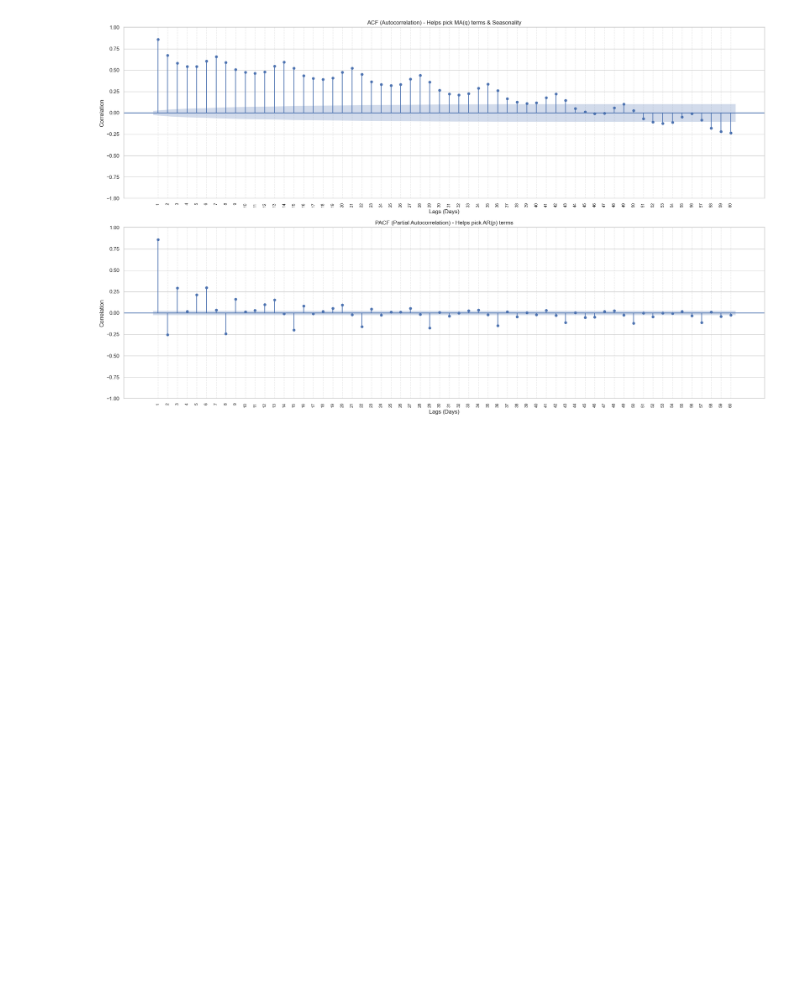
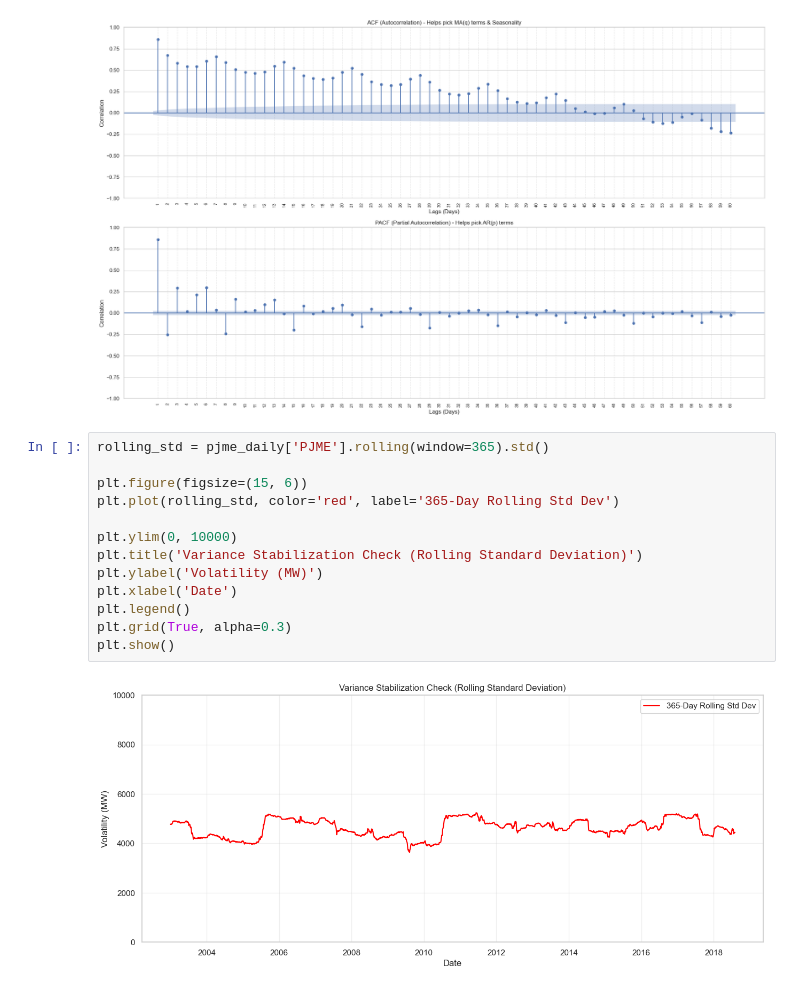
Before and after one commit to alanmakowski16/time_series-project, a Jupyter notebook: notebooks/2step.ipynb, the cells around one changed output. Drawn from its saved outputs; the diff is of its cells as text; blank space fills up the shorter version.

```diff
--- a/notebooks/2step.ipynb
+++ b/notebooks/2step.ipynb
@@ -87,3 +87,18 @@ plt.tight_layout()
 plt.show()
 # %% [output]
 [figure]
+# %%
+rolling_std = pjme_daily['PJME'].rolling(window=365).std()
+
+plt.figure(figsize=(15, 6))
+plt.plot(rolling_std, color='red', label='365-Day Rolling Std Dev')
+
+plt.ylim(0, 10000)
+plt.title('Variance Stabilization Check (Rolling Standard Deviation)')
+plt.ylabel('Volatility (MW)')
+plt.xlabel('Date')
+plt.legend()
+plt.grid(True, alpha=0.3)
+plt.show()
+# %% [output]
+[figure, added]
```
Also changed, not shown: parts of 4 cells of this notebook, 1 other file.
